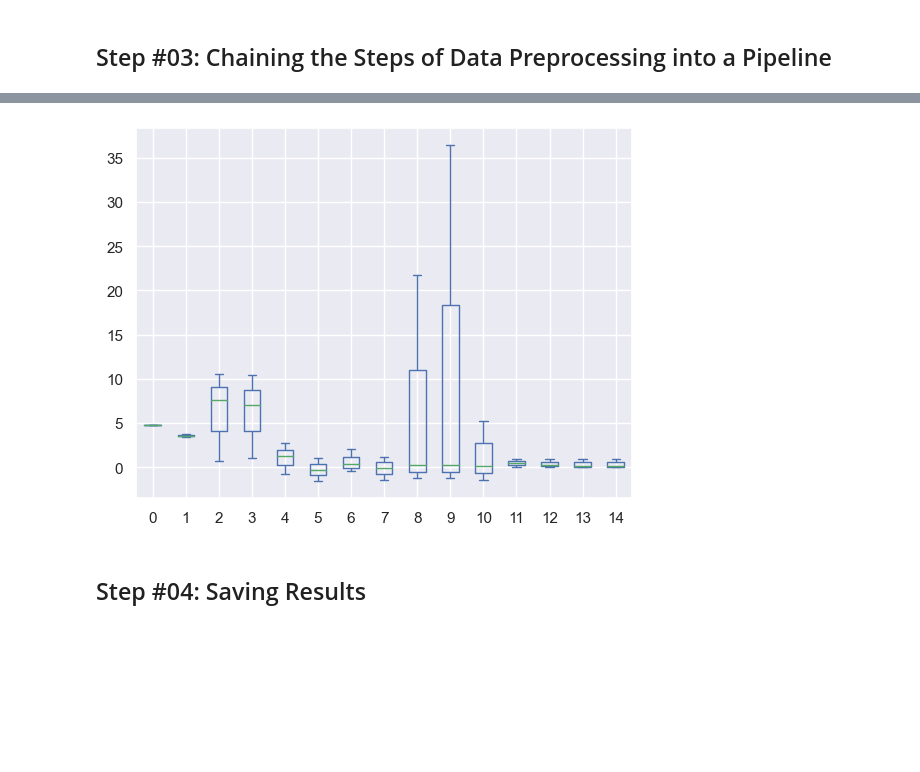
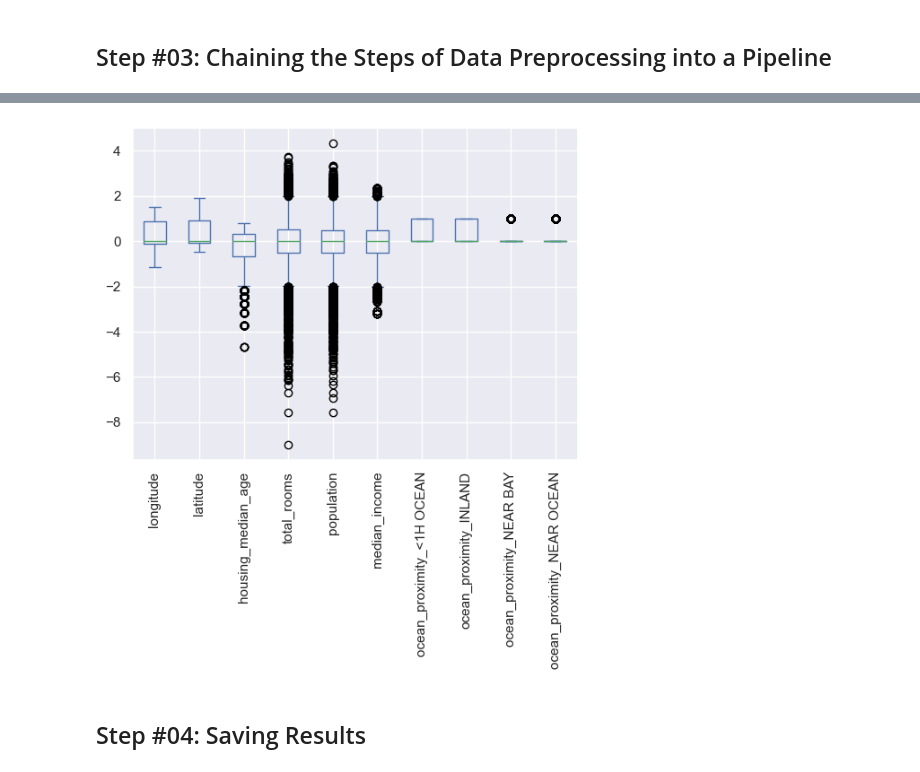
Before and after one commit to mohebmaher/GDSC-California-Housing-Prices, a Jupyter notebook: 02_preprocessing_for_machine_learning.ipynb, the cells around one changed output, grey strips where cells are left out. Cells and saved outputs as stored; diff of their text form; code cells hidden in the pictures; blank space fills up the shorter version.

```diff
--- a/02_preprocessing_for_machine_learning.ipynb
+++ b/02_preprocessing_for_machine_learning.ipynb
@@ -156,11 +177,9 @@ one_hot_encoder_cols = cat_cols[:]
 one_hot_encoder = OneHotEncoder(sparse_output=False, handle_unknown="ignore")
 # %%
 # Create a column transformer:
-transformer = ColumnTransformer(
-    transformers=[
-        ("log_transformer", log_transformer, log_transformer_cols),
-        ("robust_scaler", robust_scaler, robust_scaler_cols),
-        ("one_hot_encoder", one_hot_encoder, one_hot_encoder_cols)
-    ],
-    remainder="passthrough"
+col_transformer = make_column_transformer(
+    (robust_scaler, robust_scaler_cols),
+    (one_hot_encoder, one_hot_encoder_cols),
+    remainder="passthrough",
+    verbose_feature_names_out=True
 )
@@ -172,0 +186,15 @@ X_test_transformed = transformer.transform(X_test)
+# %%
+# Create a pipeline for data preprocessing:
+preprocessing = make_pipeline(log_transformer, col_transformer)
+# %%
+# Clean and fit X_test:
+X_train_trans = preprocessing.fit_transform(X_train)
+X_test_trans = preprocessing.transform(X_test)
+# %%
+# Recreate the df:
+X_train_trans_df = pd.DataFrame(
+    data=X_train_trans,
+    columns=[c.rsplit("__")[-1] for c in preprocessing.fit(X_train).get_feature_names_out()]
+)
+
+X_train_trans_df.head()
@@ -188,8 +223,8 @@ summary_stats
 # %%
-# Plot the distribution of X_test_transformed:
-summary_stats.plot.box();
+# Plot the distribution of X_train_trans_df:
+X_train_trans_df.plot.box(rot=90);
 # %% [output]
-[figure, old version]
+[figure, new version]
 # %% [markdown]
 ## Step #04: Saving Results
 # %%
```
Also changed, not shown: parts of 23 cells of this notebook.
